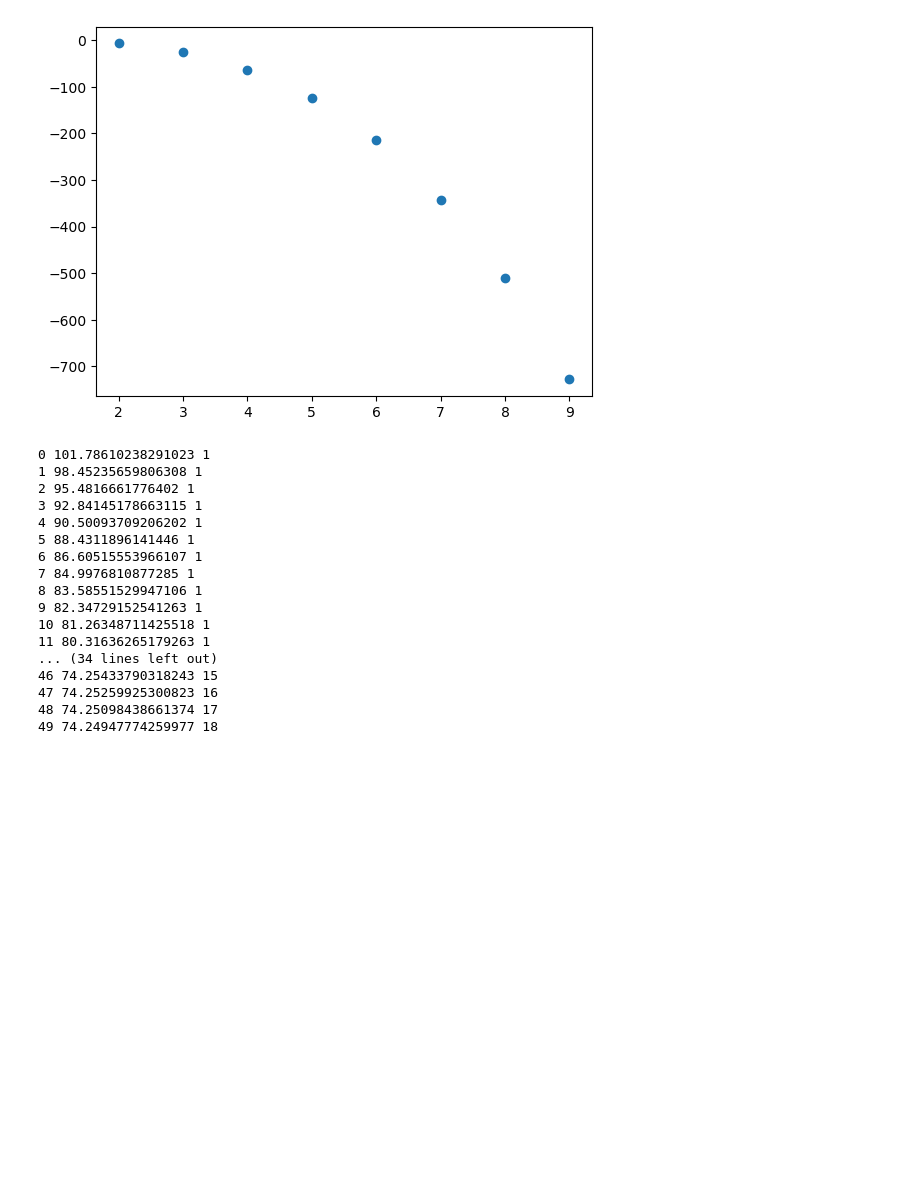
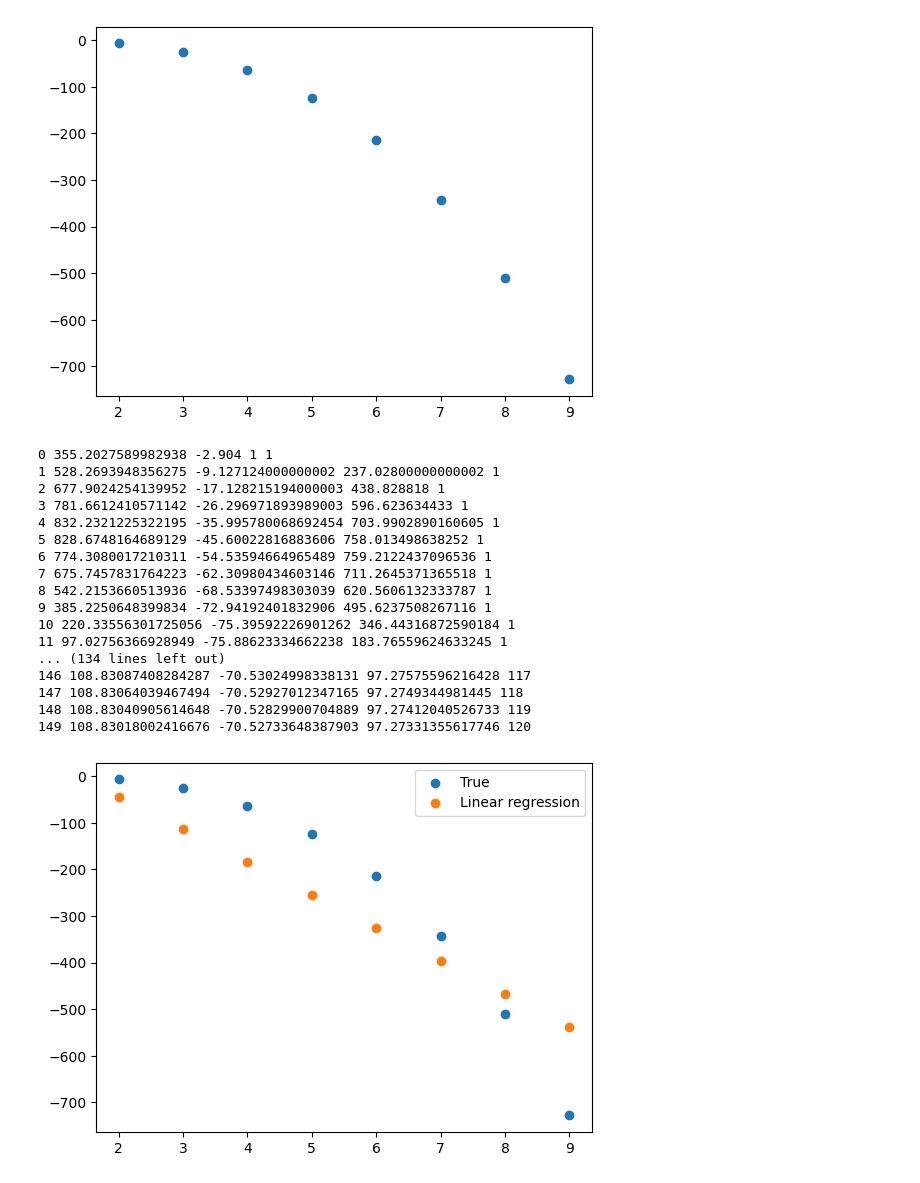
Before and after one commit to avanteijlingen/Tutorial-SB06, a Jupyter notebook: Machine Learning/LinearRegression.ipynb, the cells around one changed output. Cells and saved outputs as stored; diff of their text form; code cells hidden in the pictures; blank space fills up the shorter version.

```diff
--- a/Machine Learning/LinearRegression.ipynb
+++ b/Machine Learning/LinearRegression.ipynb
@@ -20,45 +20,54 @@ alpha = 0.001
 decay = 1
 # %%
 def predict(x, coef, bias):
-    return X*coef + bias
+    return (X*coef) + bias
 # %%
 history = []
-for iteration in range(50):
+for iteration in range(150):
     y_pred = predict(X, coef, bias)
 
+
     rmse = mean_squared_error(Y, y_pred, squared=False)
+
 
 
 
     prod = Y - y_pred
     coef += np.mean(alpha * (2 * 1/decay * X) * prod)
 
-    print(iteration, rmse, decay)#, alpha * (2 * 1/decay * X), coef)
+    print(iteration, rmse, coef, bias, decay)#, alpha * (2 * 1/decay * X), coef)
 
     history.append(rmse)
+
+    y_pred = predict(X, coef, bias)
+    bias = mean_absolute_error(Y, y_pred)
 
     # Decay on platue
     if iteration > 10:
         if abs(history[iteration] - history[iteration-10]) < 1:
             decay += 1
 # %% [output]
-0 101.78610238291023 1
-1 98.45235659806308 1
-2 95.4816661776402 1
-3 92.84145178663115 1
-4 90.50093709206202 1
-5 88.4311896141446 1
-6 86.60515553966107 1
-7 84.9976810877285 1
-8 83.58551529947106 1
-9 82.34729152541263 1
-10 81.26348711425518 1
-11 80.31636265179263 1
-... (34 lines left out)
-46 74.25433790318243 15
-47 74.25259925300823 16
-48 74.25098438661374 17
-49 74.24947774259977 18
+0 355.2027589982938 -2.904 1 1
+1 528.2693948356275 -9.127124000000002 237.02800000000002 1
+2 677.9024254139952 -17.128215194000003 438.828818 1
+3 781.6612410571142 -26.296971893989003 596.623634433 1
+4 832.2321225322195 -35.995780068692454 703.9902890160605 1
+5 828.6748164689129 -45.60022816883606 758.013498638252 1
+6 774.3080017210311 -54.53594664965489 759.2122437096536 1
+7 675.7457831764223 -62.30980434603146 711.2645371365518 1
+8 542.2153660513936 -68.53397498303039 620.5606132333787 1
+9 385.2250648399834 -72.94192401832906 495.6237508267116 1
+10 220.33556301725056 -75.39592226901262 346.44316872590184 1
+11 97.02756366928949 -75.88623334662238 183.76559624633245 1
+... (134 lines left out)
+146 108.83087408284287 -70.53024998338131 97.27575596216428 117
+147 108.83064039467494 -70.52927012347165 97.2749344981445 118
+148 108.83040905614648 -70.52829900704889 97.27412040526733 119
+149 108.83018002416676 -70.52733648387903 97.27331355617746 120
 # %%
-plt.scatter(X, Y)
-plt.scatter(X, y_
+plt.scatter(X, Y, label="True")
+plt.scatter(X, y_pred, label="Linear regression")
+plt.legend()
+plt.show()
+# %% [output]
+[figure, added]
```
Also changed, not shown: parts of 3 cells of this notebook, 1 other file.
